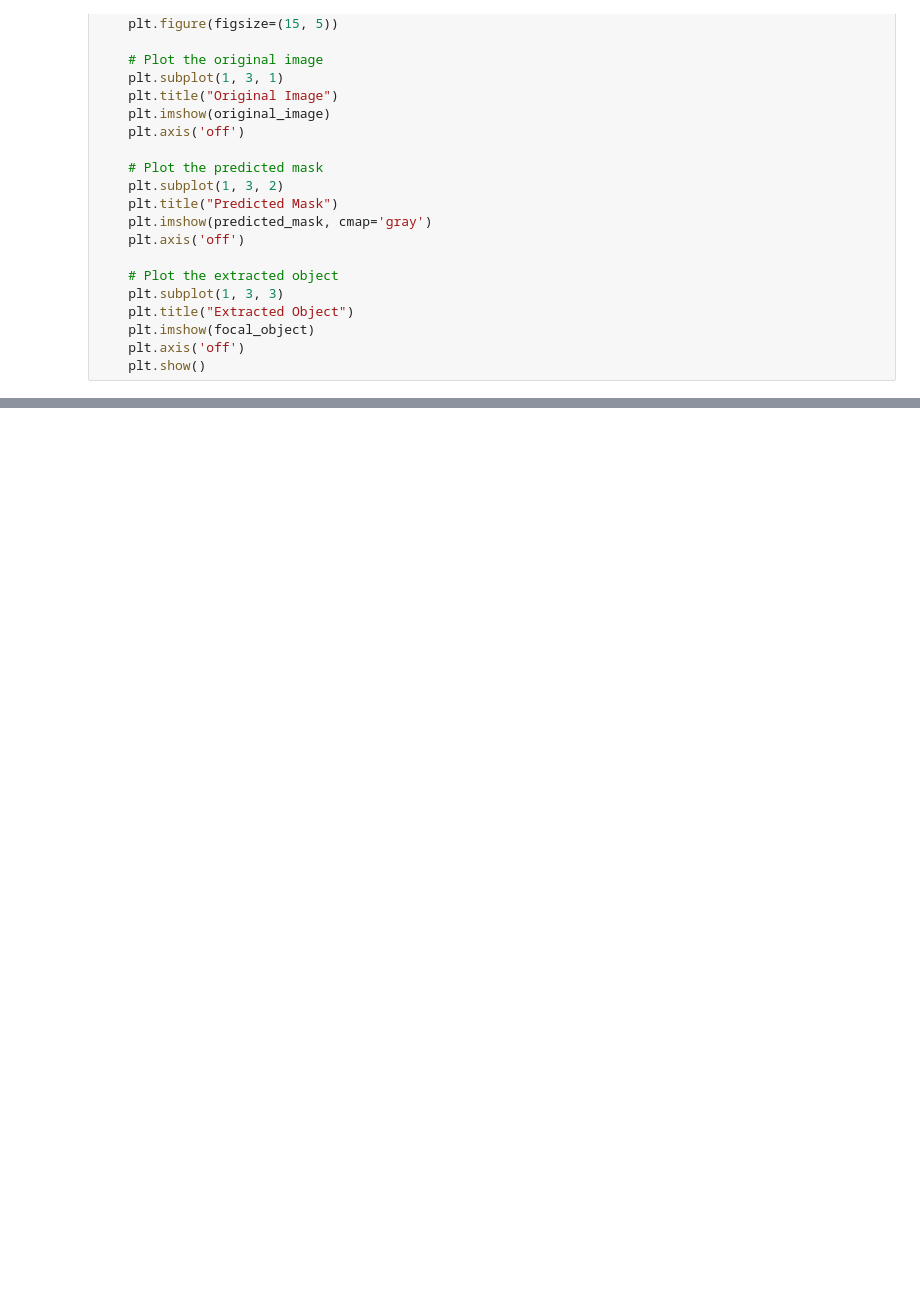
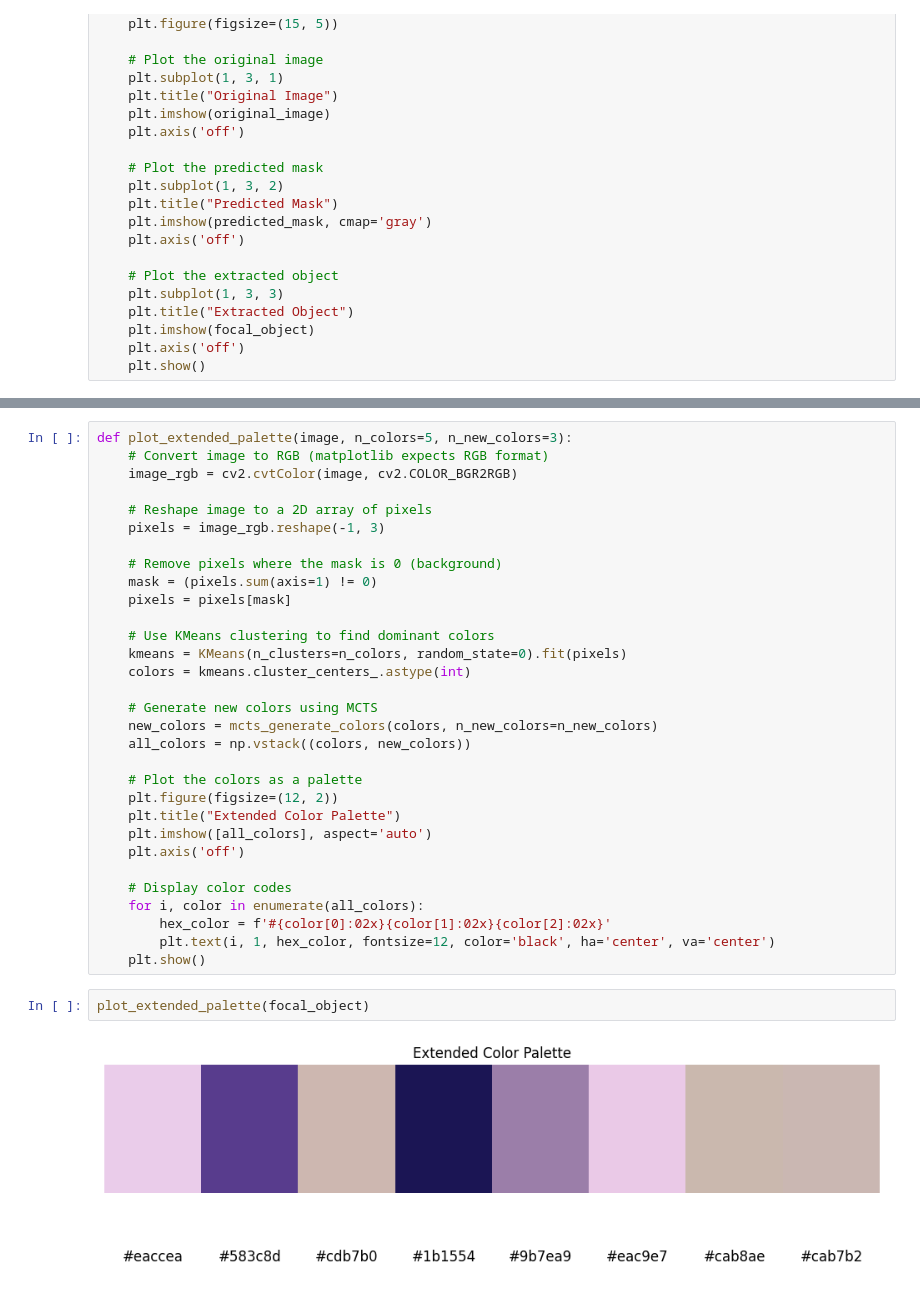
Before and after one commit to HodHod106/GP_Image_Recoloring, a Jupyter notebook: gp-imgae-recoloring.ipynb, the cells around one changed output, grey strips where cells are left out. Cells and saved outputs as stored; diff of their text form; blank space fills up the shorter version.

```diff
--- a/gp-imgae-recoloring.ipynb
+++ b/gp-imgae-recoloring.ipynb
@@ -542,0 +581,35 @@ for path in paths:
+# %%
+def plot_extended_palette(image, n_colors=5, n_new_colors=3):
+    # Convert image to RGB (matplotlib expects RGB format)
+    image_rgb = cv2.cvtColor(image, cv2.COLOR_BGR2RGB)
+
+    # Reshape image to a 2D array of pixels
+    pixels = image_rgb.reshape(-1, 3)
+
+    # Remove pixels where the mask is 0 (background)
+    mask = (pixels.sum(axis=1) != 0)
+    pixels = pixels[mask]
+
+    # Use KMeans clustering to find dominant colors
+    kmeans = KMeans(n_clusters=n_colors, random_state=0).fit(pixels)
+    colors = kmeans.cluster_centers_.astype(int)
+
+    # Generate new colors using MCTS
+    new_colors = mcts_generate_colors(colors, n_new_colors=n_new_colors)
+    all_colors = np.vstack((colors, new_colors))
+
+    # Plot the colors as a palette
+    plt.figure(figsize=(12, 2))
+    plt.title("Extended Color Palette")
+    plt.imshow([all_colors], aspect='auto')
+    plt.axis('off')
+
+    # Display color codes
+    for i, color in enumerate(all_colors):
+        hex_color = f'#{color[0]:02x}{color[1]:02x}{color[2]:02x}'
+        plt.text(i, 1, hex_color, fontsize=12, color='black', ha='center', va='center')
+    plt.show()
+# %%
+plot_extended_palette(focal_object)
+# %% [output]
+[figure, added]
```
Also changed, not shown: parts of 7 cells of this notebook.
